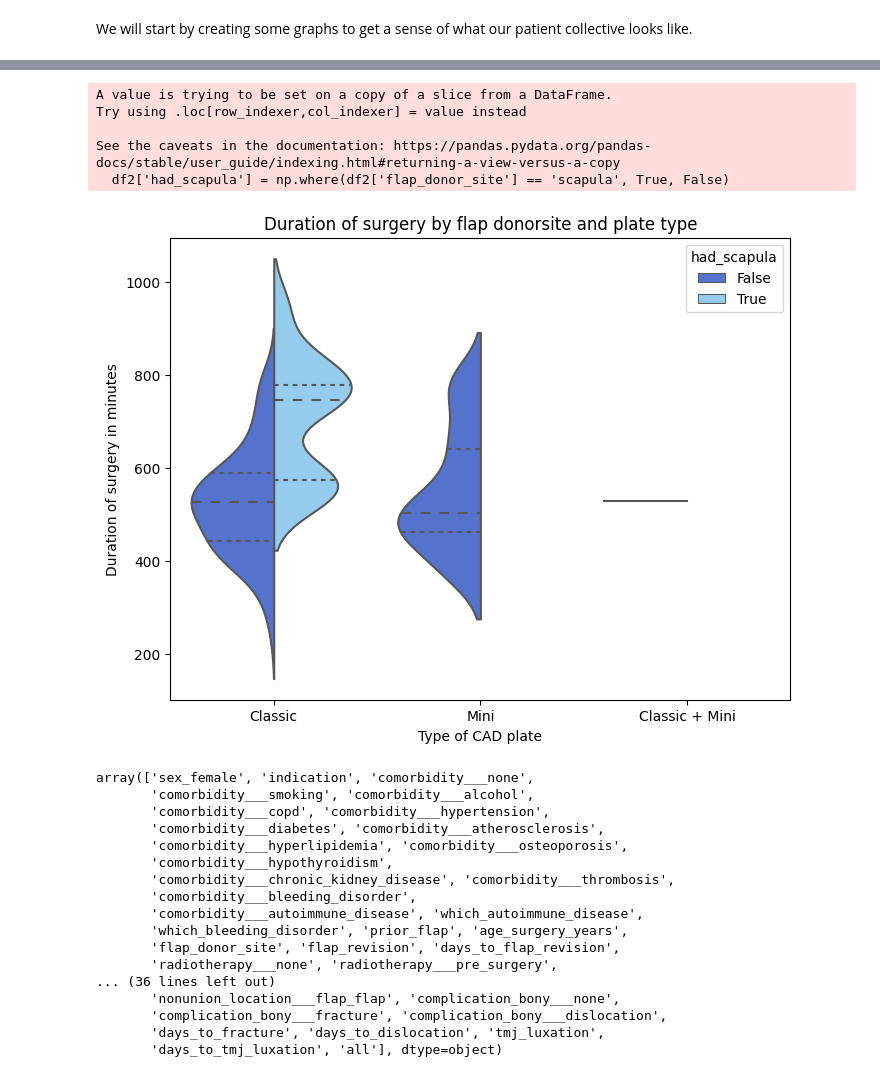
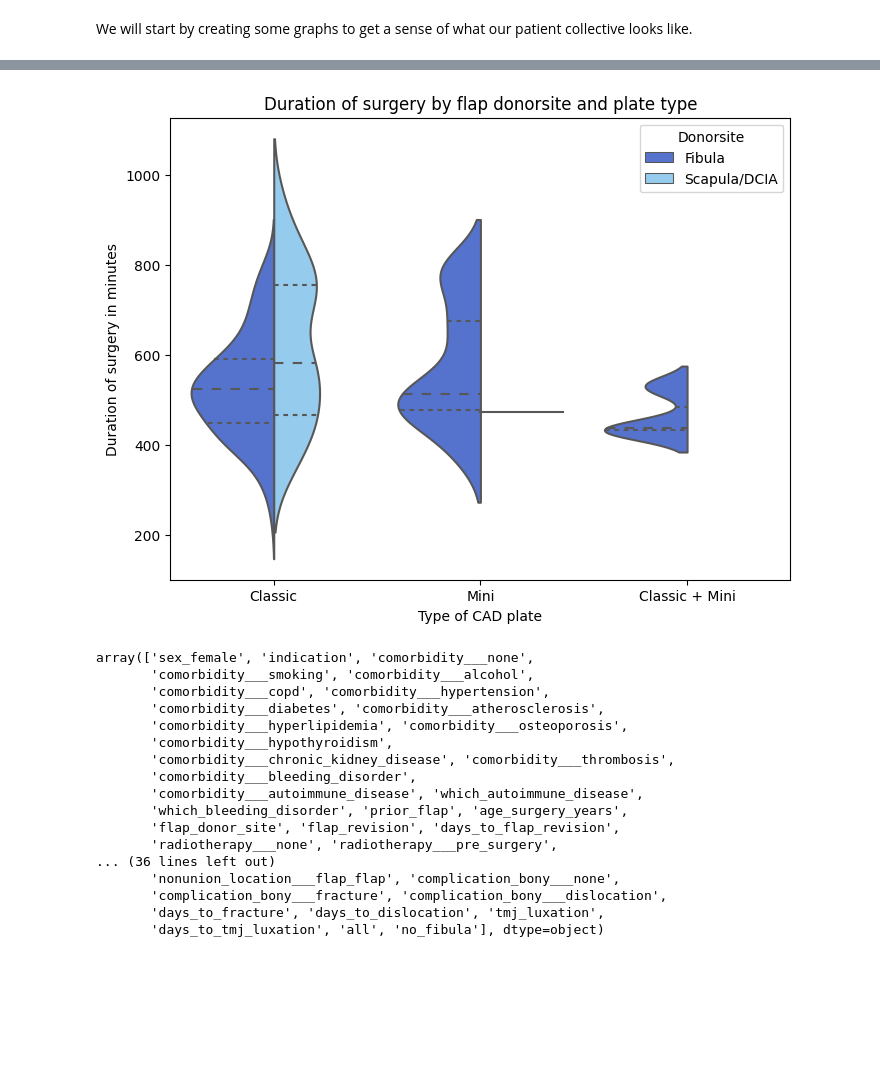
Before and after one commit to philipp-lampert/mymandible, a Jupyter notebook: data_science/02_data_exploration.ipynb, the cells around one changed output, grey strips where cells are left out. Cells and saved outputs as stored; diff of their text form; code cells hidden in the pictures; blank space fills up the shorter version.

Commit message:
Update plots

```diff
--- a/data_science/02_data_exploration.ipynb
+++ b/data_science/02_data_exploration.ipynb
@@ -419,35 +419,33 @@ plt.show()
 # %%
 plt.figure(figsize=(8, 6))
 
 colors = ['royalblue', 'lightskyblue']
 
 labels = {
     'cad_long': 'Classic',
     'cad_mini': 'Mini',
     'cad_mix': 'Classic + Mini'
 }
 
 df['plate_type'] = df['plate_type'].map(labels)
 
 bw = 0.4
 
-df2 = df.loc[df['flap_donor_site'] != 'pelvis', :]
-df2['had_scapula'] = np.where(df2['flap_donor_site'] == 'scapula', True, False)
+df['no_fibula'] = np.where(df['flap_donor_site'] != 'fibula', True, False)
 
-sns.violinplot(x=df2['plate_type'], y=df2['surgery_duration_min'].astype('int'), hue=df2['had_scapula'], split=True, palette=colors, bw=bw, inner='quart')
+ax = sns.violinplot(x=df['plate_type'], y=df['surgery_duration_min'].astype('int'), hue=df['no_fibula'], split=True, palette=colors, bw=bw, inner='quart')
+
+handles, labels = ax.get_legend_handles_labels()
+labels = ["Fibula", "Scapula/DCIA"]
+ax.legend(handles, labels, title = 'Donorsite')
 
 plt.xlabel('Type of CAD plate')
 plt.ylabel('Duration of surgery in minutes')
 plt.title('Duration of surgery by flap donorsite and plate type')
 
 plt.show()
 # %% [output]
-A value is trying to be set on a copy of a slice from a DataFrame.
-Try using .loc[row_indexer,col_indexer] = value instead
-
-See the caveats in the documentation: https://pandas.pydata.org/pandas-docs/stable/user_guide/indexing.html#returning-a-view-versus-a-copy
-  df2['had_scapula'] = np.where(df2['flap_donor_site'] == 'scapula', True, False)
-[figure, old version]
+[figure, new version]
 # %%
 df.columns.values
 # %% [output]
@@ -467,4 +465,4 @@ array(['sex_female', 'indication', 'comorbidity___none',
        'nonunion_location___flap_flap', 'complication_bony___none',
        'complication_bony___fracture', 'complication_bony___dislocation',
        'days_to_fracture', 'days_to_dislocation', 'tmj_luxation',
-       'days_to_tmj_luxation', 'all'], dtype=object)
+       'days_to_tmj_luxation', 'all', 'no_fibula'], dtype=object)
```
Also changed, not shown: parts of 12 cells of this notebook.
